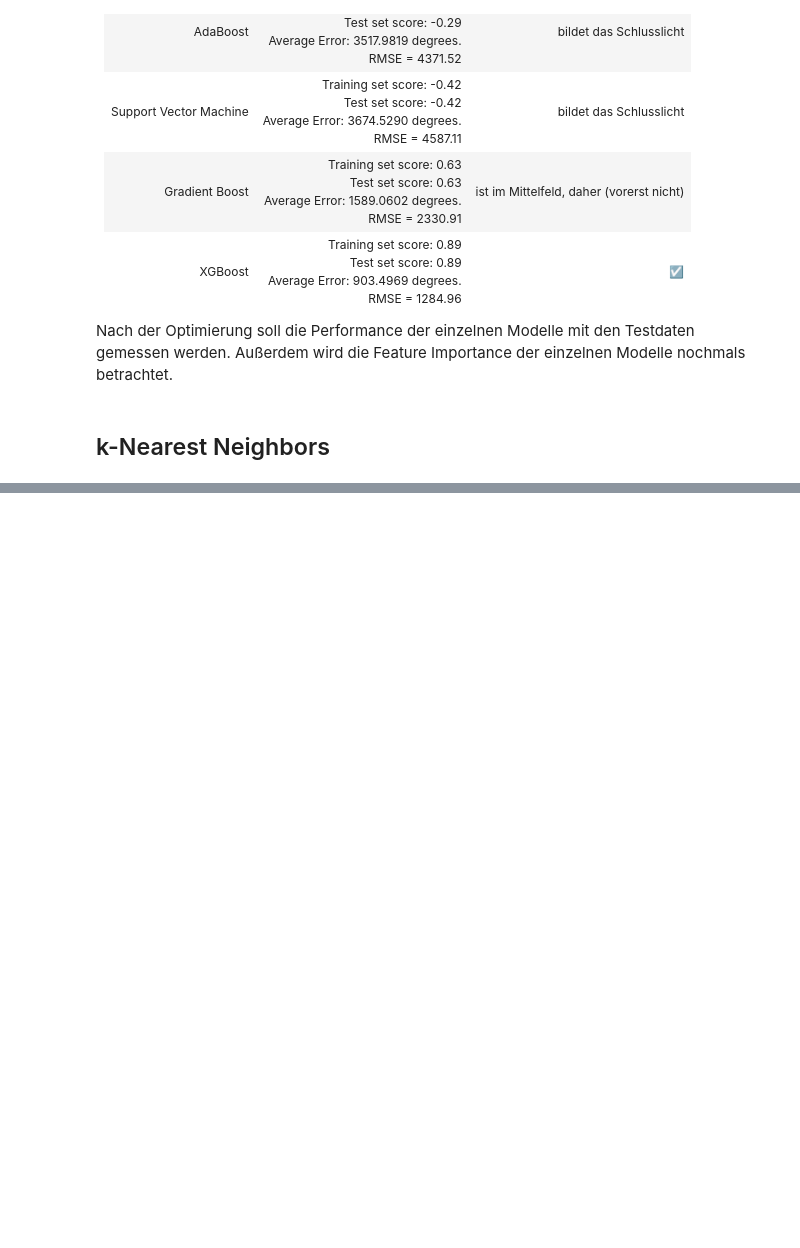
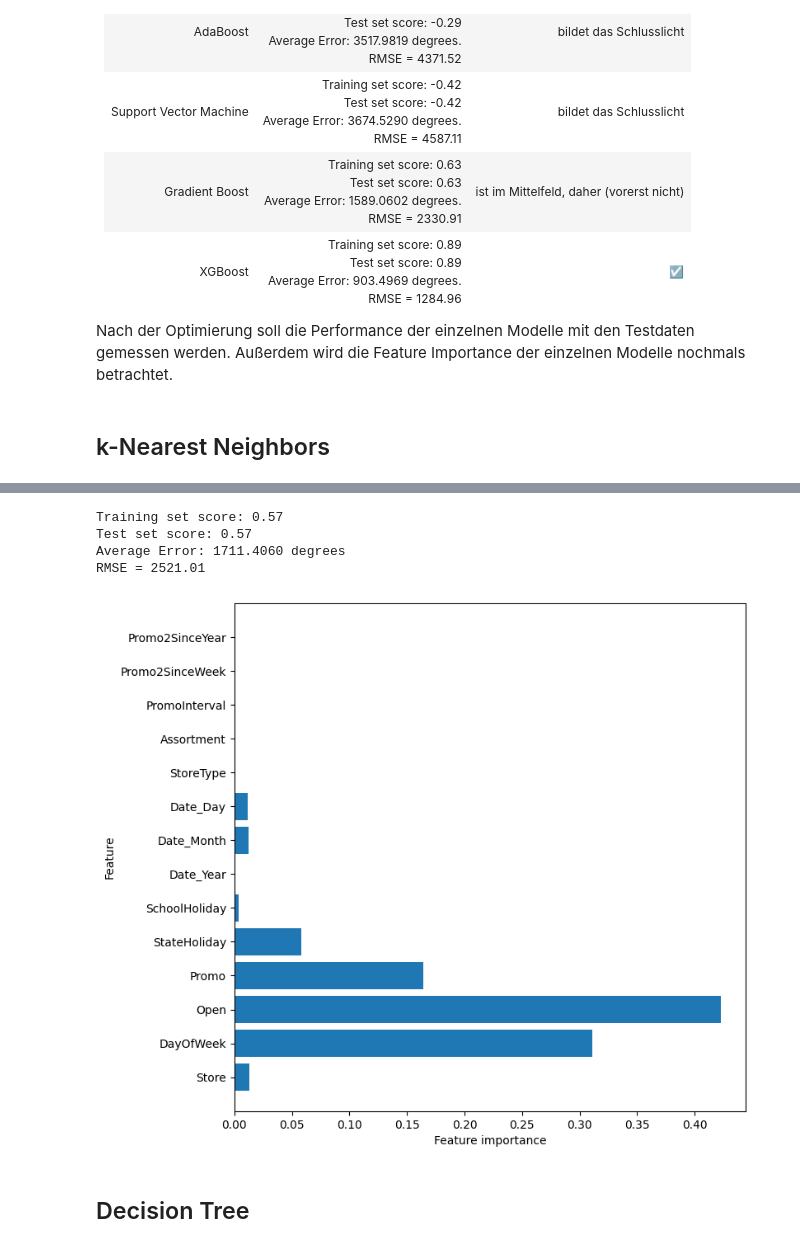
Before and after one commit to liamwan/rss-forecasts, a Jupyter notebook: rss-forecasts-wander.ipynb, the cells around one changed output, grey strips where cells are left out. Drawn from its saved outputs; the diff is of its cells as text; code cells hidden in the pictures; blank space fills up the shorter version.

```diff
--- a/rss-forecasts-wander.ipynb
+++ b/rss-forecasts-wander.ipynb
@@ -530,0 +643,22 @@ best n_splits: 5
+# %%
+from tqdm import tqdm
+from sklearn.metrics import classification_report
+from sklearn.model_selection import RandomizedSearchCV
+from sklearn.model_selection import cross_val_score
+
+# create a random forest regressor
+rf = RandomForestRegressor(random_state=42)
+
+# create a dictionary of all values we want to test for n_estimators
+param_grid = {'n_estimators': [50, 100, 200, 300, 400, 500],
+              'max_features': ['sqrt', 'log2', 'None'],
+              'max_depth': [9, 12, 15, 18, 21, 24],
+              'max_leaf_nodes': [9, 12, 15, 18, 21, 24]}
+
+random_search = RandomizedSearchCV(rf, param_distributions=param_grid, n_iter=10, cv=5, verbose=2)
+
+# fit model to data
+random_search.fit(X_train, y_train)
+
+# check top performing n_estimators value
+pprint(random_search.best_params_)
@@ -530,0 +704,17 @@ best n_splits: 5
+# %%
+# create a random forest regressor using the best parameter
+rf = RandomForestRegressor(n_estimators=300, max_features='log2', max_depth=12, max_leaf_nodes=24, random_state=42)
+
+# train and evaluate the model
+rf = train_evaluate(rf, X_train, y_train, X_test, y_test)
+
+# plot feature importance
+plot_feature_importance(rf)
+# %% [output]
+Training set score: 0.57
+Test set score: 0.57
+Average Error: 1711.4060 degrees
+RMSE = 2521.01
+[figure, added]
+# %% [markdown]
+## Decision Tree
```
Also changed, not shown: parts of 20 cells of this notebook.
